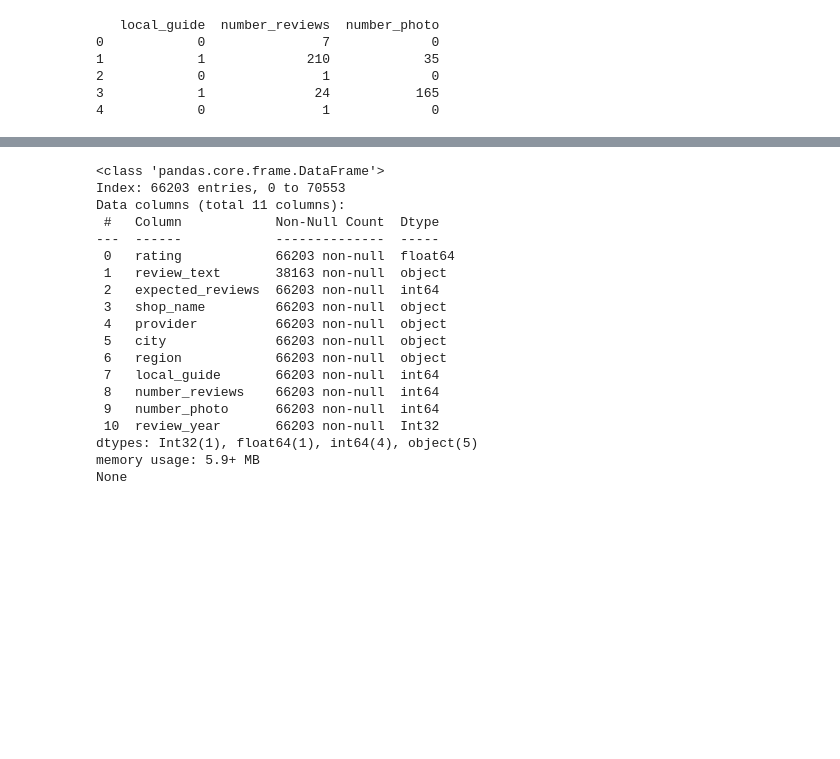
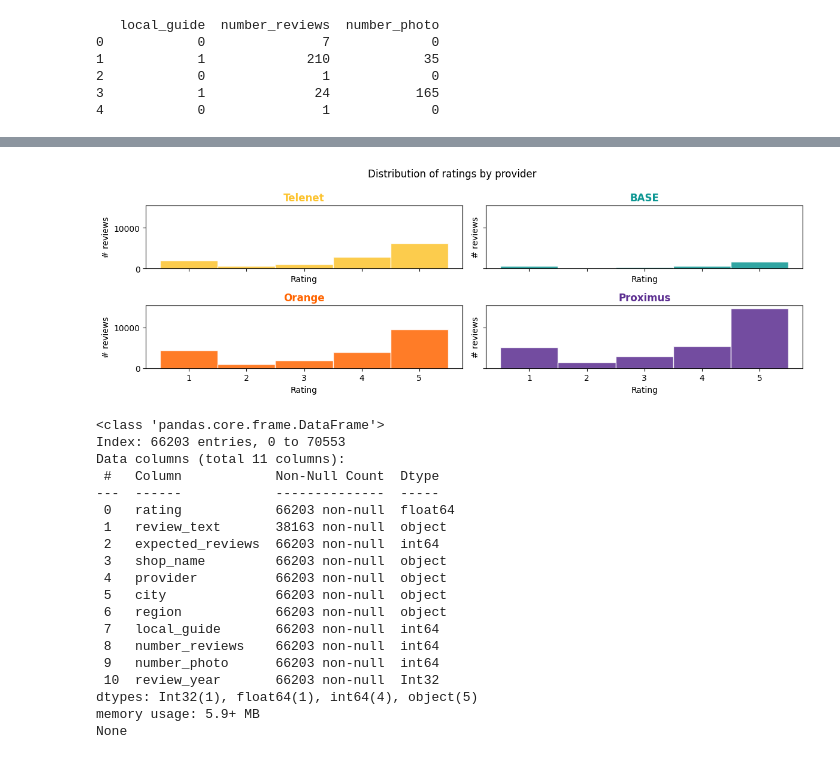
Before and after one commit to thaochithai/google-map-review-analysis-telco, a Jupyter notebook: reviews_analysis.ipynb, the cells around one changed output, grey strips where cells are left out. Cells and saved outputs as stored; diff of their text form; code cells hidden in the pictures; blank space fills up the shorter version.

```diff
--- a/reviews_analysis.ipynb
+++ b/reviews_analysis.ipynb
@@ -159,3 +178,38 @@ Telenet           12571        3.833824                 0.605834
+# %%
+provider_colors = { 'Orange': '#FF6501', 'BASE': '#0B9692', 'Proximus': '#5B2D90', 'Telenet': '#FCC32E' }
+
+histogram = reviews_merged.dropna(subset=["rating"]).copy()
+providers = histogram["provider"].dropna().unique()
+
+cols = 2
+rows = int(np.ceil(len(providers) / cols))
+fig, axes = plt.subplots(rows, cols, figsize=(12, 4), sharex=True, sharey=True)
+axes = axes.flatten()
+
+bins = np.arange(0.5, 5.6, 1)  # bars centered at 1..5
+
+for i, prov in enumerate(providers):
+    sub = histogram[histogram["provider"] == prov]
+    axes[i].hist(
+        sub["rating"],
+        bins=bins,
+        color=provider_colors.get(prov, "#888888"),
+        edgecolor="white",
+        alpha=0.85
+    )
+    axes[i].set_title(prov,color = provider_colors.get(prov, "#888888"),fontweight='bold', fontsize=12)
+    axes[i].set_xlabel("Rating")
+    axes[i].set_ylabel("# reviews")
+
+# hide any extra empty axes
+for j in range(i + 1, len(axes)):
+    axes[j].axis("off")
+
+fig.suptitle("Distribution of ratings by provider", fontsize=12)
+plt.tight_layout()
+plt.show()
+# %% [output]
+[figure, added]
 # %%
 reviews_merged = reviews_merged[reviews_merged['review_year']>=2016]
 reviews_merged = reviews_merged.drop(columns=['reviewer_name', 'date','reviewer_type','source_url'])
```
Also changed, not shown: parts of 10 cells of this notebook, 7 other files.
